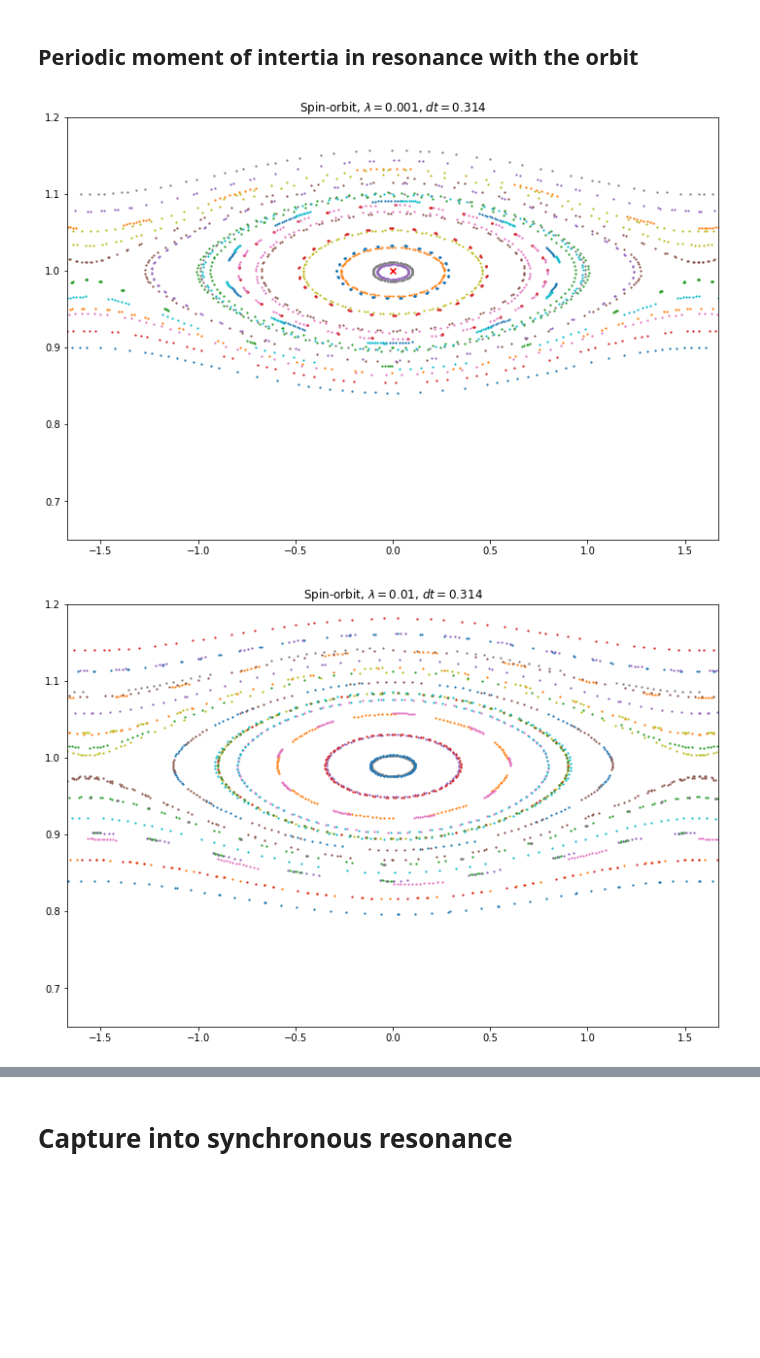
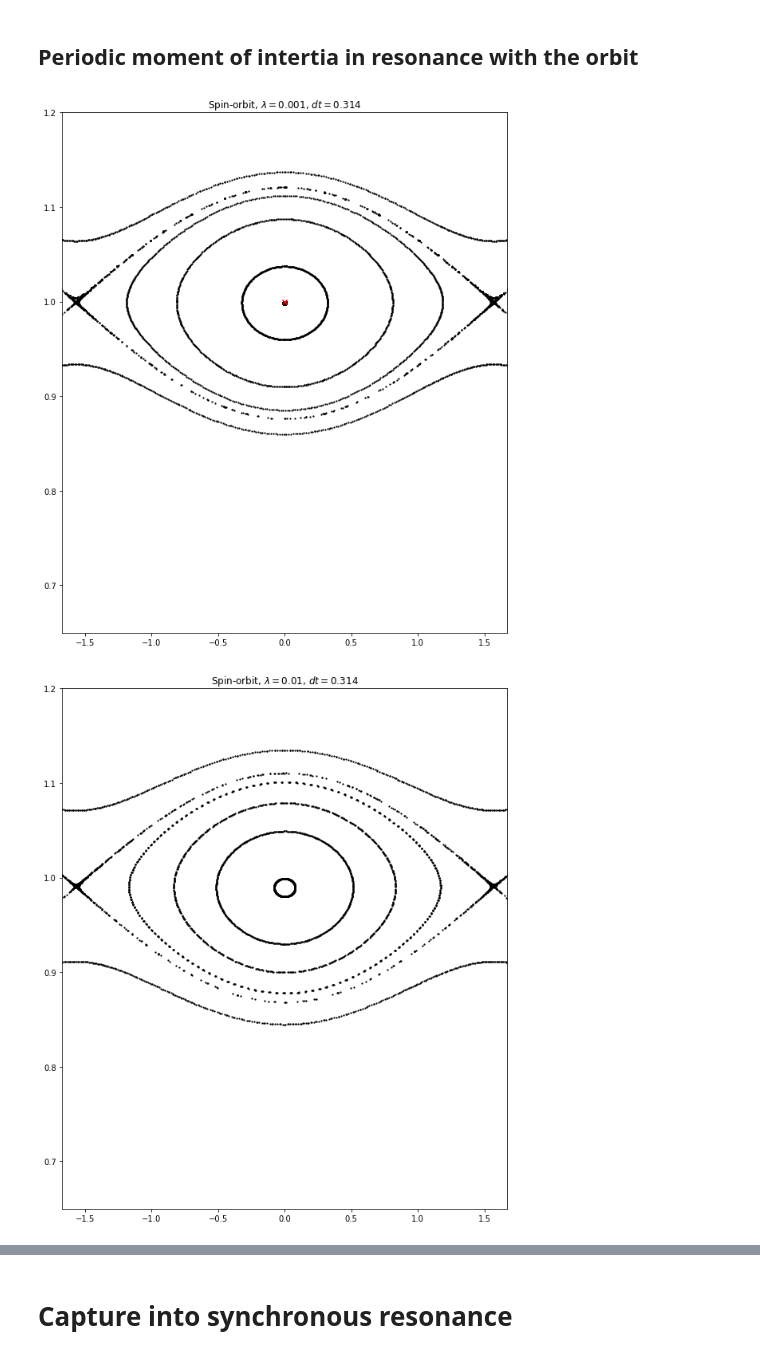
Before and after one commit to mseri/contact-integrators, a Jupyter notebook: The Spin-Orbit problem.ipynb, the cells around one changed output, grey strips where cells are left out. Cells and saved outputs as stored; diff of their text form; code cells hidden in the pictures; blank space fills up the shorter version.

Commit message:
Spin-Orbit: reproduce original plots
Signed-off-by: Marcello Seri <marcello.seri@gmail.com>

```diff
--- a/The Spin-Orbit problem.ipynb
+++ b/The Spin-Orbit problem.ipynb
@@ -53,7 +53,7 @@ def get_cayely_coefficients(ecc):
         for k,v in cayley_coefficients.items()
     }
 
-class EarthMoon:
+class SpinOrbit:
     def __init__(self, ecc, eps, o, l, a=0, mu=0):
         self.ecc = ecc
         self.coeff = get_cayely_coefficients(ecc)
@@ -90,46 +90,58 @@ In what follows we reproduce the phase space section from [GEPC17].
 # %%
 precision = 10
 dt = np.pi/precision
-ndots = 100
+ndots = 600
 # %%
 # Cannot yet reproduce figure 4 without knowing eccentricity,
 # lambda and epsilon... Afaiu I only know \Omega/\nu = 1/1, T=2\pi.
 # %%
 lam = 0.001
-em = EarthMoon(0.01, 3/4*0.01, 1, lam)
+em = SpinOrbit(0.01, 0.75*0.01, 1.0, lam)
 
-plt.figure(figsize=(12,8))
+plt.figure(figsize=(10,12))
 
-for (p0, q0) in [(p,q) for p in np.linspace(0.9,1.1,10) for q in [np.pi/2, -np.pi/4, 0.0]]:
-    # replace ic.step with ic.step6 to use the 6th order hamiltonian method.
+for (p0, q0) in [(1.137, 0.0),
+                 (1.121, 0.0), (1.1209, 0.0),
+                 (1.112, 0.0), (1.0, 0.0), (0.96, 0.0), (0.91, 0.0),
+                 (0.876375, 0.0),
+                 (0.86, 0.0)
+                ]:
+                #[(p,q) for p in np.linspace(0.9,1.1,10) for q in [np.pi/2, -np.pi/4, 0.0]]:
+    # replace ic.step with ic.step6 to us e the 6th order hamiltonian method.
     # Even with the current large timestep, there is no qualitative difference.
     sol, sols_, tspan = integrate2pi(ic.step, em, ndots, precision, p0, q0, 0.0)
-    plt.scatter(np.mod(sol[:,1]+np.pi, 2*np.pi)-np.pi, sol[:,0], s=1.5)
+    plt.scatter(np.mod(sol[:,1]+np.pi, 2*np.pi)-np.pi, sol[:,0], s=1.5, c='k')
 
 plt.title(f"Spin-orbit, $\lambda = {lam}$, $dt = {dt:1.3f}$")
 plt.xlim((-0.1-np.pi/2, +0.1+np.pi/2))
 plt.ylim((0.65, 1.2))
 plt.scatter(0.0, 1.0, c='r', marker='x')
 plt.show()
 # %% [output]
-[figure, old version]
+[figure, new version]
 # %%
 lam = 0.01
-em = EarthMoon(0.01, 3/4*0.01, 1, lam)
+em = SpinOrbit(0.01, 0.75*0.01, 1.0, lam)
 
-plt.figure(figsize=(12,8))
+plt.figure(figsize=(10,12))
 
-for (p0, q0) in [(p,q) for p in np.linspace(0.84,1.14,12) for q in [np.pi/2, -np.pi/4, 0.0]]:
+for (p0, q0) in [(1.135, 0.0),
+                 (1.1106, 0.0),
+                 (0.98, 0.0), (0.93, 0.0), (0.9, 0.0), (0.878, 0.0),
+                 (0.86838, 0.0),
+                 (0.845, 0.0)
+                ]:
+                #[(p,q) for p in np.linspace(0.84,1.14,12) for q in [np.pi/2, -np.pi/4, 0.0]]:
     # replace ic.step with ic.step6 to use the 6th order hamiltonian method.
     # Even with the current large timestep, there is no qualitative difference.
     sol, sols_, tspan = integrate2pi(ic.step, em, ndots, precision, p0, q0, 0.0)
-    plt.scatter(np.mod(sol[:,1]+np.pi, 2*np.pi)-np.pi, sol[:,0], s=1.5)
+    plt.scatter(np.mod(sol[:,1]+np.pi, 2*np.pi)-np.pi, sol[:,0], s=1.5, c='k')
 
 plt.title(f"Spin-orbit, $\lambda = {lam}$, $dt = {dt:1.3f}$")
 plt.xlim((-0.1-np.pi/2, +0.1+np.pi/2))
 plt.ylim((0.65, 1.2))
 plt.show()
 # %% [output]
-[figure, old version]
+[figure, new version]
 # %%
 lam = 0.1
```
Also changed, not shown: parts of 6 cells of this notebook.
